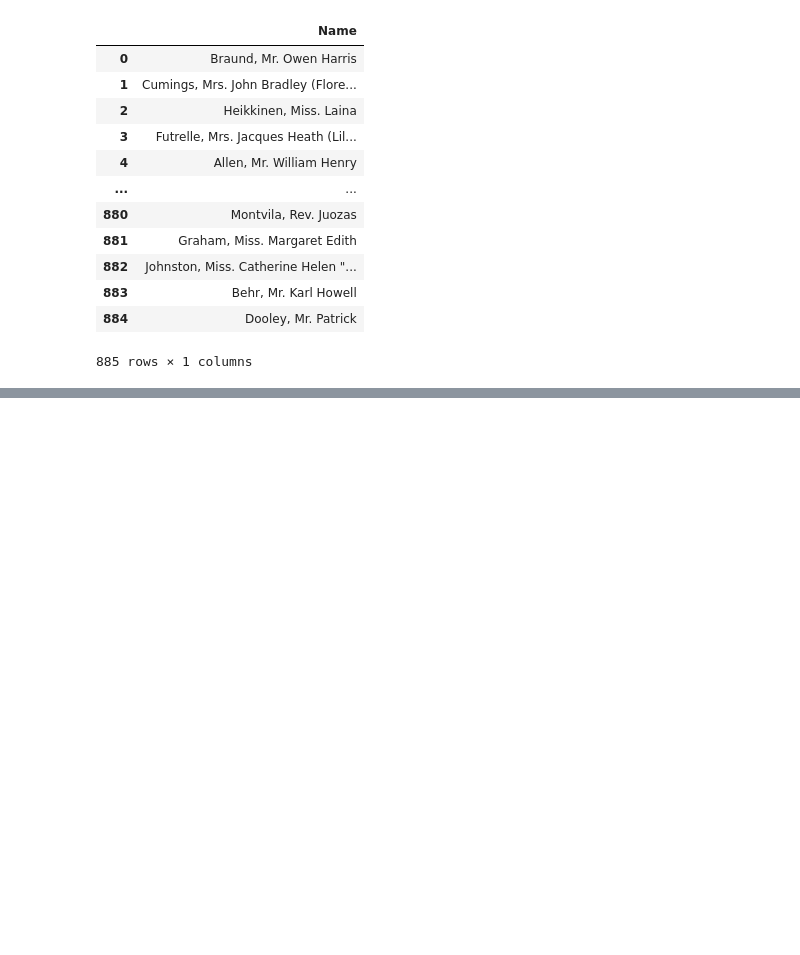
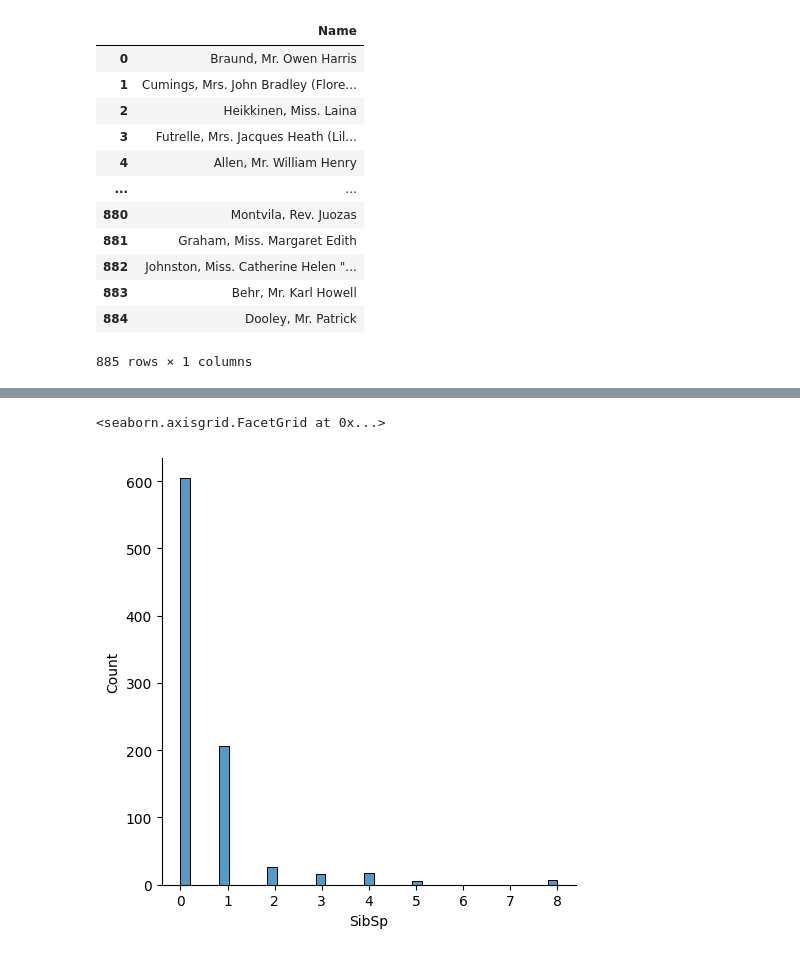
Before and after one commit to Chankyu99/ModuLABS, a Jupyter notebook: 02_DataPreprocessing/01_DataCleaning.ipynb, the cells around one changed output, grey strips where cells are left out. Cells and saved outputs as stored; diff of their text form; code cells hidden in the pictures; blank space fills up the shorter version.

Commit message:
1. Data cleaning - 타이타닉 데이터 다루기

```diff
--- a/02_DataPreprocessing/01_DataCleaning.ipynb
+++ b/02_DataPreprocessing/01_DataCleaning.ipynb
@@ -135,0 +184,2 @@ data[data.duplicated()]
+# %%
+data = data.drop_duplicates()
@@ -135,0 +196,2 @@ data[data.duplicated()]
+# %%
+data.drop('Name', axis=1, inplace=True)
@@ -135,0 +427,3 @@ data[data.duplicated()]
+# %%
+# Age 컬럼 결측치를 중앙값(28.0)으로 채우기
+data['Age'] = data['Age'].fillna(data['Age'].median())
@@ -135,0 +447,3 @@ data[data.duplicated()]
+# %%
+# 최빈값 'S'로 채우기
+data['Embarked'] = data['Embarked'].fillna('S')
@@ -135,0 +525,8 @@ data[data.duplicated()]
+# %%
+import matplotlib.pyplot as plt
+import seaborn as sns
+
+sns.displot(data['SibSp'])
+# %% [output]
+<seaborn.axisgrid.FacetGrid at 0x...>
+[figure, added]
```
Also changed, not shown: parts of 100 cells of this notebook.
